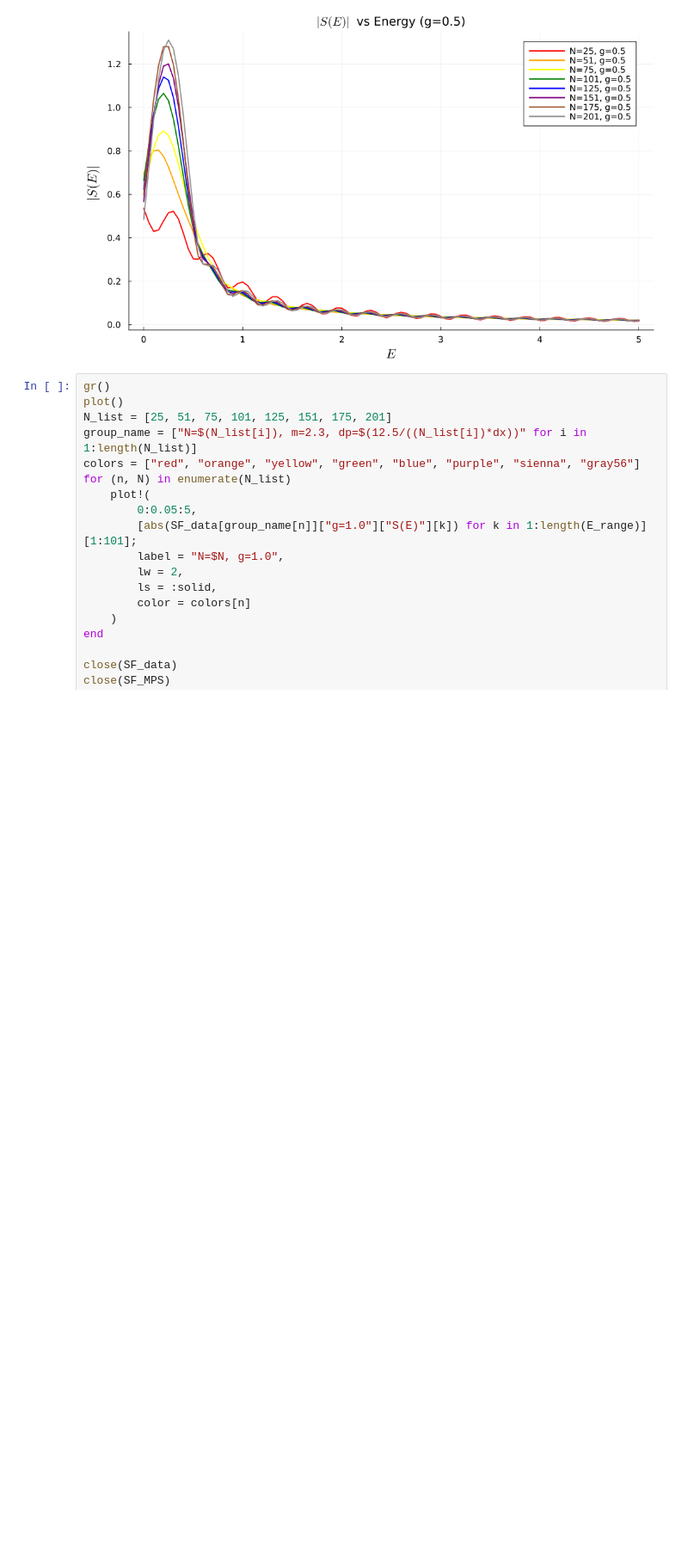
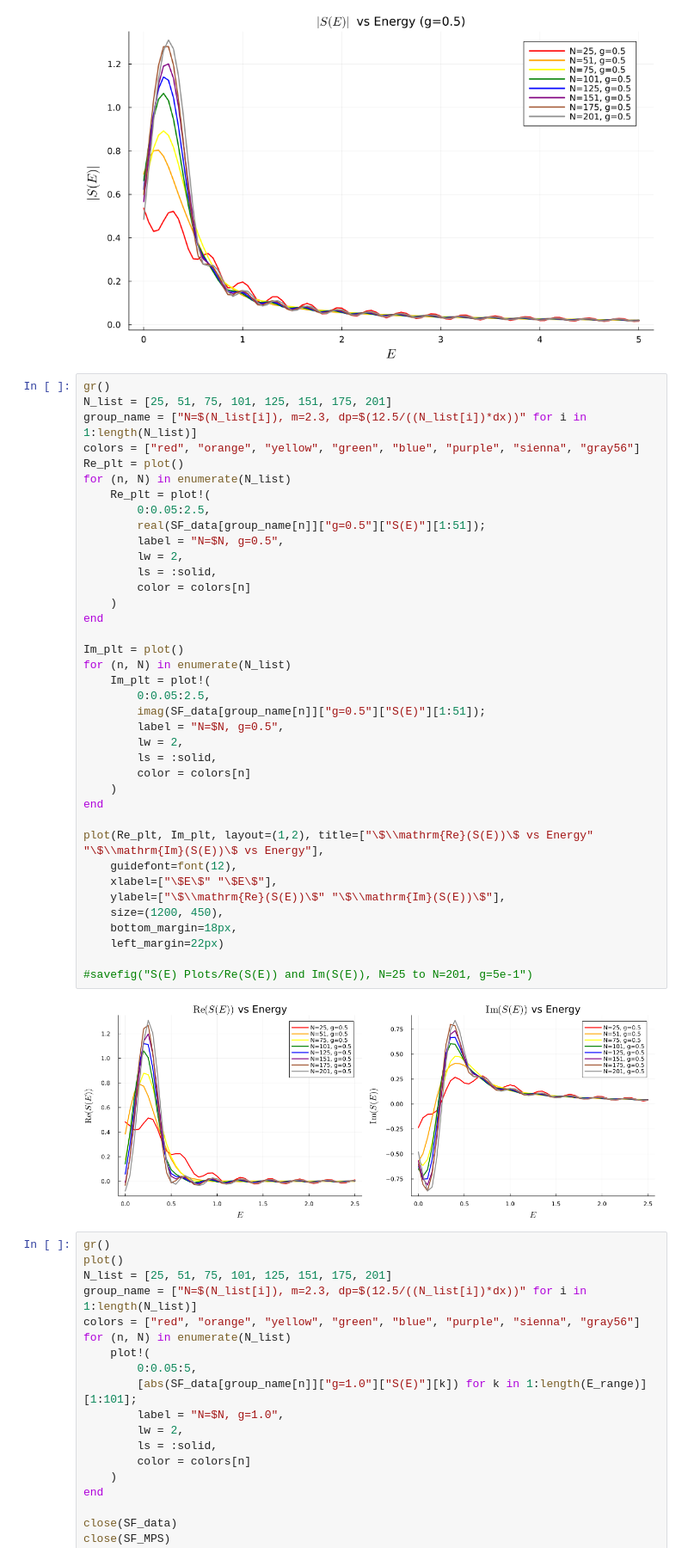
Before and after one commit to SlvrOxgnNtgnYttrm/Simulating-Collider-Physics-Using-Tensor-Networks, a Jupyter notebook: Soft Function.ipynb, the cells around one changed output. Shown at 86% size. Cells and saved outputs as stored; diff of their text form; blank space fills up the shorter version.

```diff
--- a/Soft Function.ipynb
+++ b/Soft Function.ipynb
@@ -293,6 +293,46 @@ title!("\$|S(E)|\$ vs Energy (g=0.5)")
 #savefig("S(E) Plots/abs(S(E)), N=25 to N=201, g=5e-1")
 # %% [output]
 [figure]
+# %%
+gr()
+N_list = [25, 51, 75, 101, 125, 151, 175, 201]
+group_name = ["N=$(N_list[i]), m=2.3, dp=$(12.5/((N_list[i])*dx))" for i in 1:length(N_list)]
+colors = ["red", "orange", "yellow", "green", "blue", "purple", "sienna", "gray56"]
+Re_plt = plot()
+for (n, N) in enumerate(N_list)
+    Re_plt = plot!(
+        0:0.05:2.5,
+        real(SF_data[group_name[n]]["g=0.5"]["S(E)"][1:51]);
+        label = "N=$N, g=0.5",
+        lw = 2,
+        ls = :solid,
+        color = colors[n]
+    )
+end
+
+Im_plt = plot()
+for (n, N) in enumerate(N_list)
+    Im_plt = plot!(
+        0:0.05:2.5,
+        imag(SF_data[group_name[n]]["g=0.5"]["S(E)"][1:51]);
+        label = "N=$N, g=0.5",
+        lw = 2,
+        ls = :solid,
+        color = colors[n]
+    )
+end
+
+plot(Re_plt, Im_plt, layout=(1,2), title=["\$\\mathrm{Re}(S(E))\$ vs Energy" "\$\\mathrm{Im}(S(E))\$ vs Energy"],
+    guidefont=font(12),
+    xlabel=["\$E\$" "\$E\$"],
+    ylabel=["\$\\mathrm{Re}(S(E))\$" "\$\\mathrm{Im}(S(E))\$"],
+    size=(1200, 450),
+    bottom_margin=18px,
+    left_margin=22px)
+
+#savefig("S(E) Plots/Re(S(E)) and Im(S(E)), N=25 to N=201, g=5e-1")
+# %% [output]
+[figure, added]
 # %%
 gr()
 plot()
```
Also changed, not shown: 3 other files.
